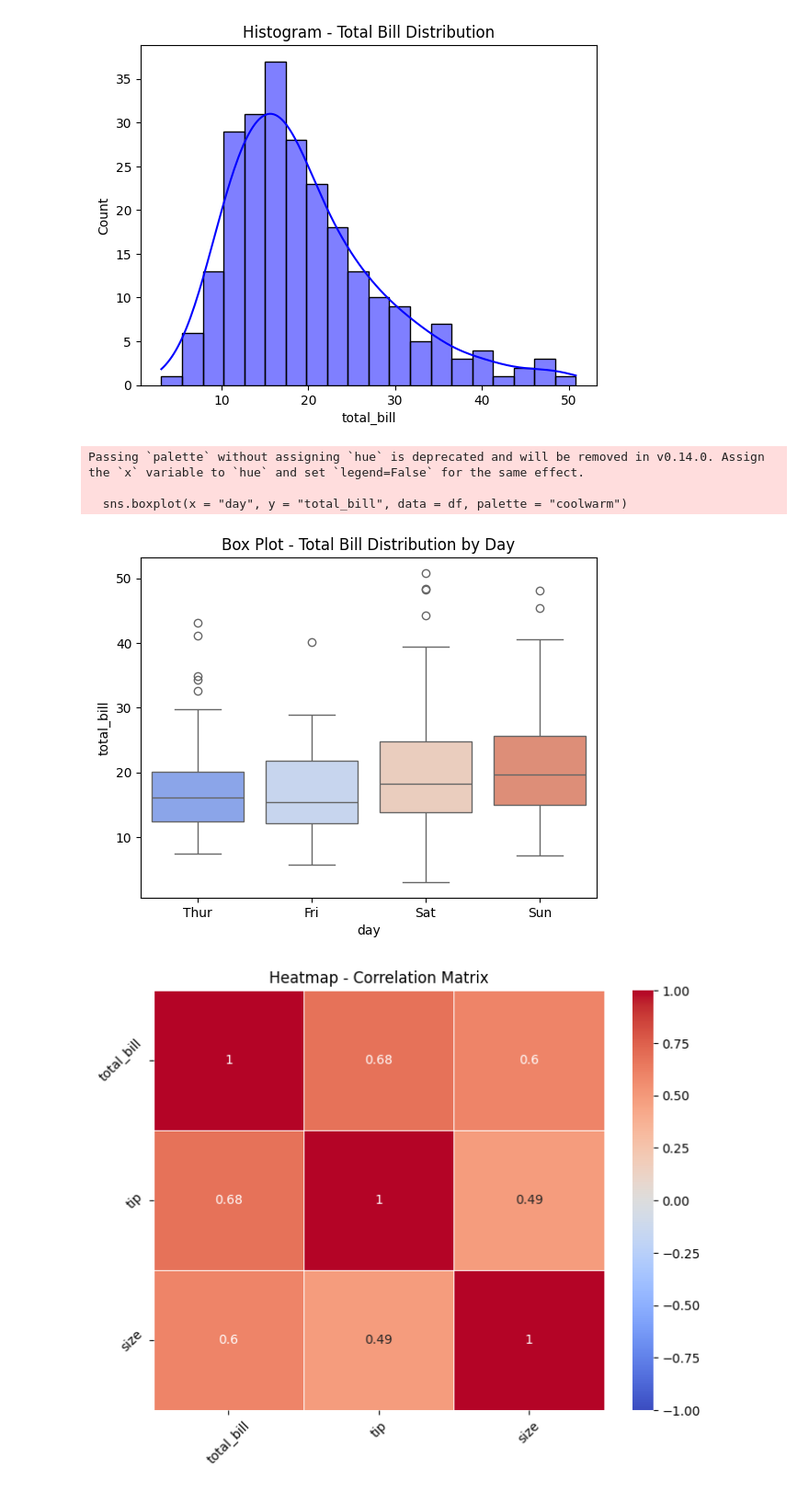
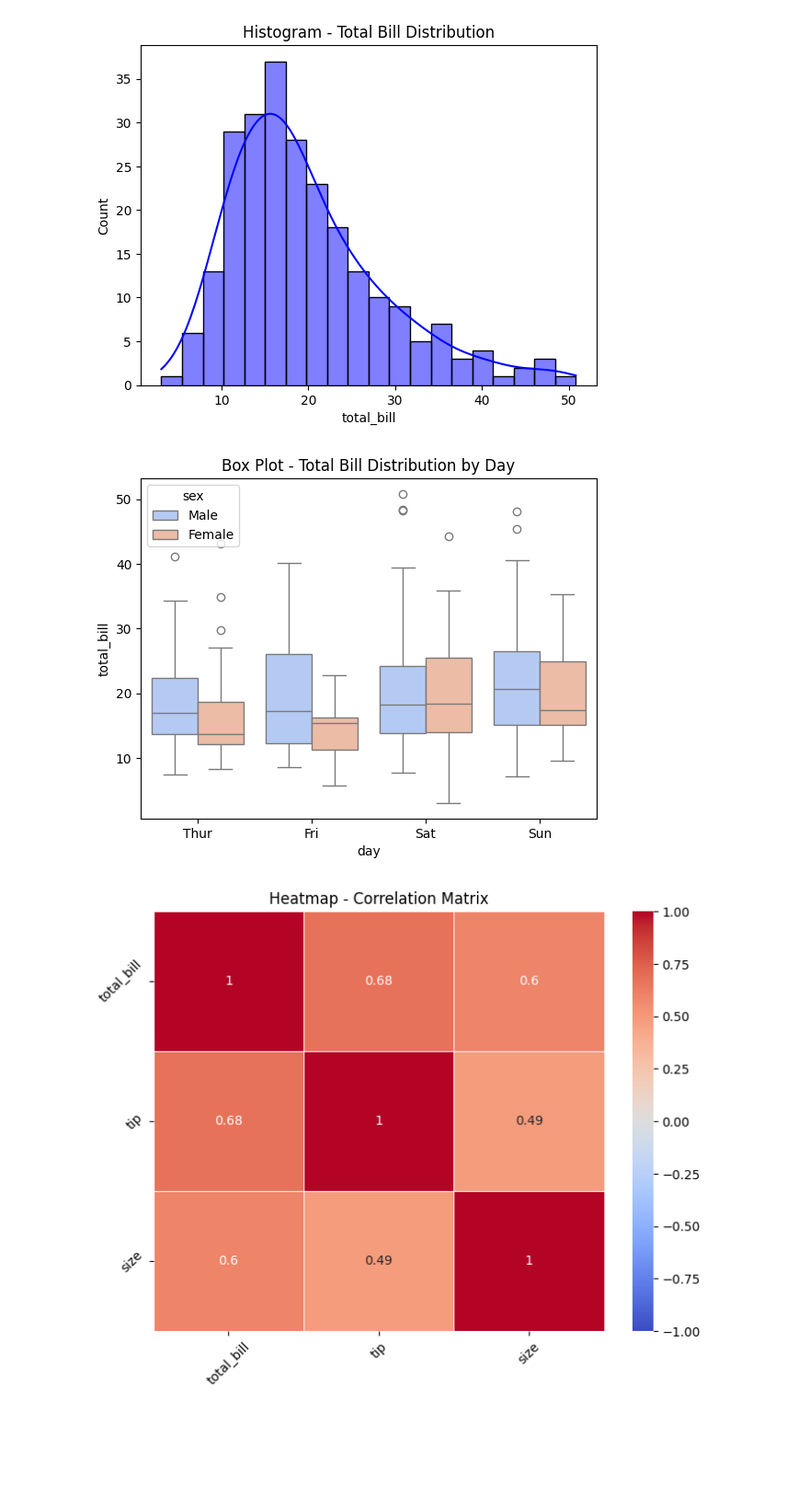
Before and after one commit to shsaniya04/Learn-Machine-Learning, a Jupyter notebook: 05_seaborn.ipynb, the cells around one changed output. Shown at 92% size. Saved outputs shown, nothing was run; the diff lists cells and outputs as text; code cells hidden in the pictures; blank space fills up the shorter version.

```diff
--- a/05_seaborn.ipynb
+++ b/05_seaborn.ipynb
@@ -65,14 +69,11 @@ plt.show()
 [figure]
 # %%
 # Box Plot
-sns.boxplot(x = "day", y = "total_bill", data = df, palette = "coolwarm")
+sns.boxplot(x = "day", y = "total_bill", hue = "sex", data = df, palette = "coolwarm")
 plt.title("Box Plot - Total Bill Distribution by Day")
 plt.show()
 # %% [output]
-Passing `palette` without assigning `hue` is deprecated and will be removed in v0.14.0. Assign the `x` variable to `hue` and set `legend=False` for the same effect.
-
-  sns.boxplot(x = "day", y = "total_bill", data = df, palette = "coolwarm")
-[figure, old version]
+[figure, new version]
 # %%
 # Heatmap Example
 # For selecting only numeric value we can use this method too
```
Also changed, not shown: parts of 2 cells of this notebook, 4 other files.
